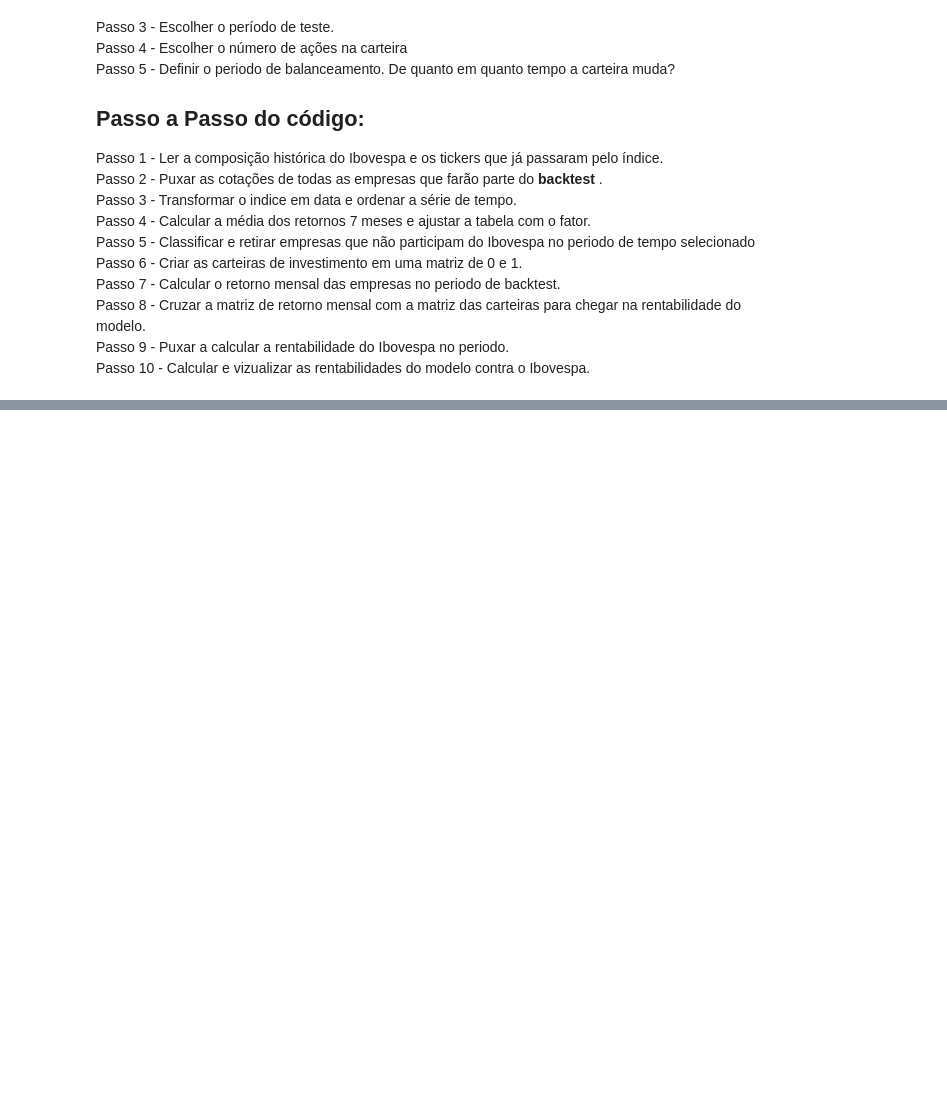
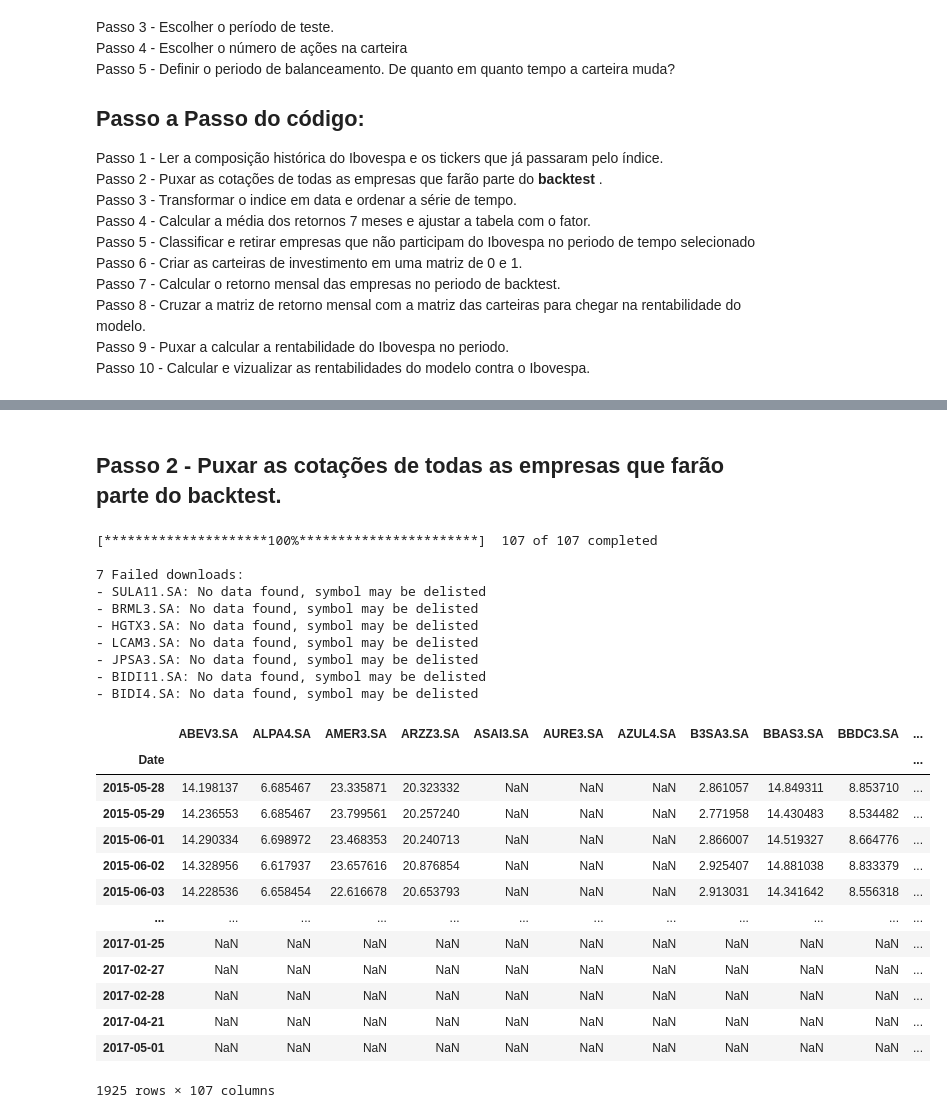
Before and after one commit to ClaudioFritzen/BootCampVaros, a Jupyter notebook: 03-Factor Investing.ipynb, the cells around one changed output, grey strips where cells are left out. Drawn from its saved outputs; the diff is of its cells as text; code cells hidden in the pictures; blank space fills up the shorter version.

Commit message:
fizemos os tratamentos do dados e a limpeza das datas

```diff
--- a/03-Factor Investing.ipynb
+++ b/03-Factor Investing.ipynb
@@ -25,0 +71,4 @@ Passo 10 - Calcular e vizualizar as rentabilidades do modelo contra o Ibovespa.
+# %%
+# lendo uma aba da planilha
+tickers = pd.read_excel('composicao_ibov.xlsx', sheet_name= 'lista_acoes')
+tickers
@@ -25,0 +89,30 @@ Passo 10 - Calcular e vizualizar as rentabilidades do modelo contra o Ibovespa.
+# %% [markdown]
+## Passo 2 - Puxar as cotações de todas as empresas que farão parte do backtest.
+# %%
+dados_cotacoes = yf.download(tickers = tickers['tickers'].to_list(),
+                            start = '2015-05-29', end = '2022-12-31')['Adj Close']
+# %% [output]
+[*********************100%***********************]  107 of 107 completed
+
+7 Failed downloads:
+- SULA11.SA: No data found, symbol may be delisted
+- BRML3.SA: No data found, symbol may be delisted
+- HGTX3.SA: No data found, symbol may be delisted
+- LCAM3.SA: No data found, symbol may be delisted
+- JPSA3.SA: No data found, symbol may be delisted
+- BIDI11.SA: No data found, symbol may be delisted
+- BIDI4.SA: No data found, symbol may be delisted
+|  | ABEV3.SA | ALPA4.SA | AMER3.SA | ARZZ3.SA | ASAI3.SA | AURE3.SA | AZUL4.SA | B3SA3.SA | BBAS3.SA | BBDC3.SA | ... |
+| Date |  |  |  |  |  |  |  |  |  |  | ... |
+| 2015-05-28 | 14.198137 | 6.685467 | 23.335871 | 20.323332 | NaN | NaN | NaN | 2.861057 | 14.849311 | 8.853710 | ... |
+| 2015-05-29 | 14.236553 | 6.685467 | 23.799561 | 20.257240 | NaN | NaN | NaN | 2.771958 | 14.430483 | 8.534482 | ... |
+| 2015-06-01 | 14.290334 | 6.698972 | 23.468353 | 20.240713 | NaN | NaN | NaN | 2.866007 | 14.519327 | 8.664776 | ... |
+| 2015-06-02 | 14.328956 | 6.617937 | 23.657616 | 20.876854 | NaN | NaN | NaN | 2.925407 | 14.881038 | 8.833379 | ... |
+| 2015-06-03 | 14.228536 | 6.658454 | 22.616678 | 20.653793 | NaN | NaN | NaN | 2.913031 | 14.341642 | 8.556318 | ... |
+| ... | ... | ... | ... | ... | ... | ... | ... | ... | ... | ... | ... |
+| 2017-01-25 | NaN | NaN | NaN | NaN | NaN | NaN | NaN | NaN | NaN | NaN | ... |
+| 2017-02-27 | NaN | NaN | NaN | NaN | NaN | NaN | NaN | NaN | NaN | NaN | ... |
+| 2017-02-28 | NaN | NaN | NaN | NaN | NaN | NaN | NaN | NaN | NaN | NaN | ... |
+| 2017-04-21 | NaN | NaN | NaN | NaN | NaN | NaN | NaN | NaN | NaN | NaN | ... |
+| 2017-05-01 | NaN | NaN | NaN | NaN | NaN | NaN | NaN | NaN | NaN | NaN | ... |
+1925 rows × 107 columns
```
Also changed, not shown: parts of 12 cells of this notebook, 1 other file.
